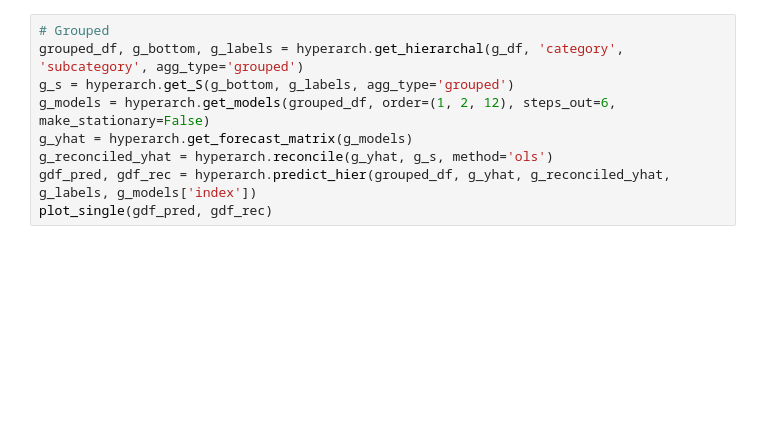
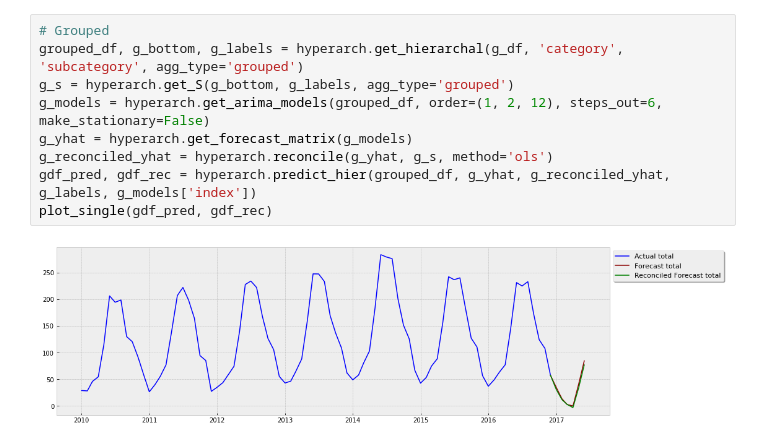
Before and after one commit to benton-tripp/hyperarchal-ts, a Jupyter notebook: notebooks/exp.ipynb, the cells around one changed output. Cells and saved outputs as stored; diff of their text form; blank space fills up the shorter version.

```diff
--- a/notebooks/exp.ipynb
+++ b/notebooks/exp.ipynb
@@ -29,9 +55,11 @@ plot_single(hdf_pred, hdf_rec)
 # %%
 # Grouped
 grouped_df, g_bottom, g_labels = hyperarch.get_hierarchal(g_df, 'category', 'subcategory', agg_type='grouped')
 g_s = hyperarch.get_S(g_bottom, g_labels, agg_type='grouped')
-g_models = hyperarch.get_models(grouped_df, order=(1, 2, 12), steps_out=6, make_stationary=False)
+g_models = hyperarch.get_arima_models(grouped_df, order=(1, 2, 12), steps_out=6, make_stationary=False)
 g_yhat = hyperarch.get_forecast_matrix(g_models)
 g_reconciled_yhat = hyperarch.reconcile(g_yhat, g_s, method='ols')
 gdf_pred, gdf_rec = hyperarch.predict_hier(grouped_df, g_yhat, g_reconciled_yhat, g_labels, g_models['index'])
 plot_single(gdf_pred, gdf_rec)
+# %% [output]
+[figure, added]
```
Also changed, not shown: parts of 2 cells of this notebook, 3 other files.
